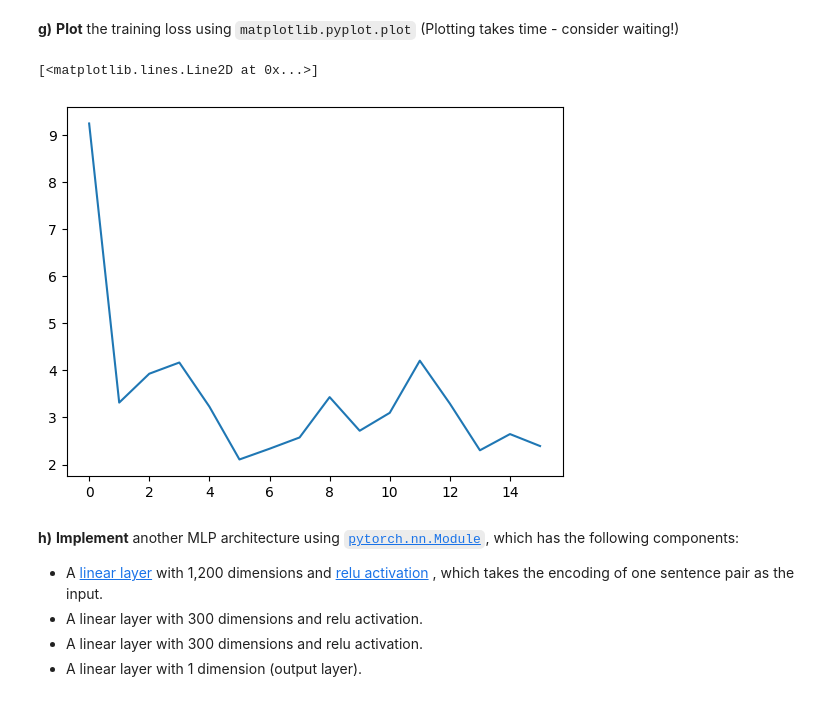
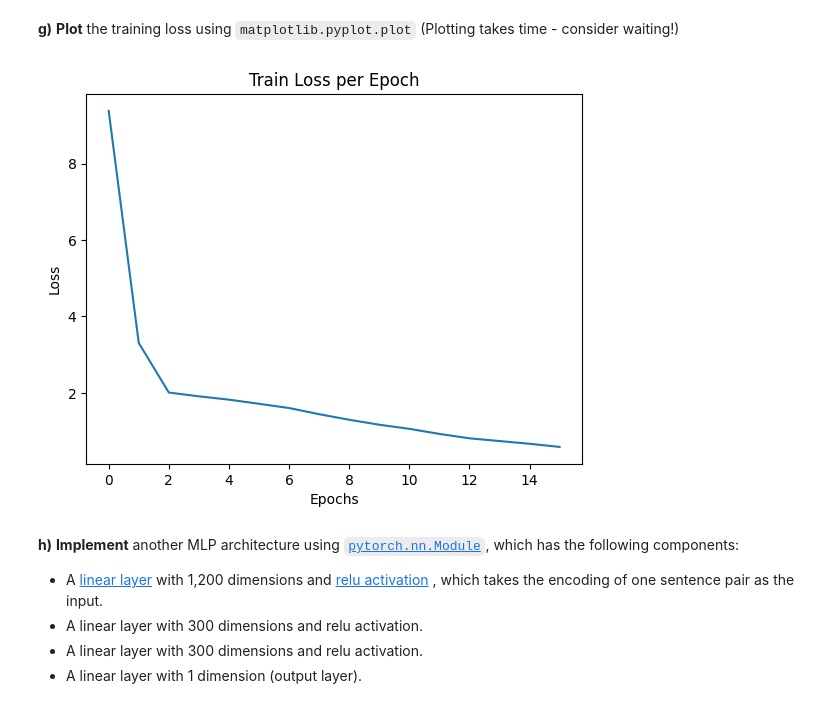
Before and after one commit to steiner-julian/deep-learning-for-natural-language-processing, a Jupyter notebook: Homeworks/Homework_2/group_98.ipynb, the cells around one changed output. Cells and saved outputs as stored; diff of their text form; code cells hidden in the pictures.

```diff
--- a/Homeworks/Homework_2/group_98.ipynb
+++ b/Homeworks/Homework_2/group_98.ipynb
@@ -157,7 +158,7 @@ pprint(tokenize(sentence2))
 **f)** **Implement a function** `embed_sentence` that maps a sentence to its embedding. The sentence-level embedding should be the average of the embeddings of its tokens. If a token does not exist in the vocabulary of FastText, embed this token as a 0-vector with the same dimensions as the FastText embeddings.
 # %%
 def embed_sentence(sentence, word2emb):
-    embedding_vectors = [np.asanyarray(list(word2emb[token])) if token in word2emb else np.zeros((300,)) for token in tokenize(sentence)]
+    embedding_vectors = [word2emb[token] if token in word2emb else np.zeros((300,)) for token in tokenize(sentence)]
     return np.mean(embedding_vectors, axis=0)
 # %% [markdown]
 **g)**  **Print** the shape and the first 10 dimensions of `sentence1`'s embedding of the 20th entry in the training set.
@@ -190,25 +191,22 @@ class MLPDataset(Dataset):
       sents_2 (List[string]): the list of the second sentences.
       scores (List[float]): the list of the similarity scores.
     """
-    # TODO: YOUR CODE HERE
     self.sents_1 = sents_1
     self.sents_2 = sents_2
     self.scores = scores
 
   def __getitem__(self, idx):
-    # TODO: YOUR CODE HERE
     return {
-      'encoding': torch.tensor(np.concatenate(
-        [
-          embed_sentence(self.sents_1[idx], emb),
-          embed_sentence(self.sents_2[idx], emb)
-        ]), dtype=torch.float32
-      ),
-      'score': torch.tensor(float(self.scores[idx]), dtype=torch.float32)
+      'encoding': torch.cat(
+        	(
+          		torch.tensor(embed_sentence(self.sents_1[idx], emb), dtype=torch.float),
+          		torch.tensor(embed_sentence(self.sents_2[idx], emb), dtype=torch.float)
+        	)
+    	),
+      'score': torch.tensor(float(self.scores[idx]), dtype=torch.float)
     }
 
   def __len__(self):
-    # TODO: YOUR CODE HERE
     assert len(self.sents_1) == len(self.sents_2) and len(self.sents_2) == len(self.scores)
     return len(self.sents_1)
 # %% [markdown]
@@ -361,10 +356,10 @@ lr = 2e-03
 
 **Hint:** batch size of train dataloader is different than dev dataloader
 # %%
-# TODO: YOUR CODE HERE
 train_dataloader = DataLoader(
     dataset=mlp_train_set,
-    batch_size=512
+    batch_size=batch_size,
+    shuffle=True
 )
 
 dev_dataloader = DataLoader(
@@ -425,10 +418,17 @@ inital train loss: 9.252843419710794
 # %% [markdown]
 **g)** **Plot** the training loss using `matplotlib.pyplot.plot` (Plotting takes time - consider waiting!)
-# %%
-plt.plot(train_loss)
-# %% [output]
-[<matplotlib.lines.Line2D at 0x...>]
-[figure, removed]
+# %%
+def plot_losses(losses):
+    plt.plot(losses)
+    plt.xlabel("Epochs")
+    plt.ylabel("Loss")
+    plt.title("Train Loss per Epoch")
+    plt.show()
+
+
+plot_losses(train_loss)
+# %% [output]
+[figure, added]
 # %% [markdown]
 **h)** **Implement** another MLP architecture using [`pytorch.nn.Module`](), which has the following components:
 - A [linear layer](https://pytorch.org/docs/stable/generated/torch.nn.Linear.html#torch.nn.Linear) with 1,200 dimensions and [relu activation](https://pytorch.org/docs/stable/generated/torch.nn.ReLU.html#torch.nn.ReLU) , which takes the encoding of one sentence pair as the input.
```
Also changed, not shown: parts of 17 cells of this notebook.
